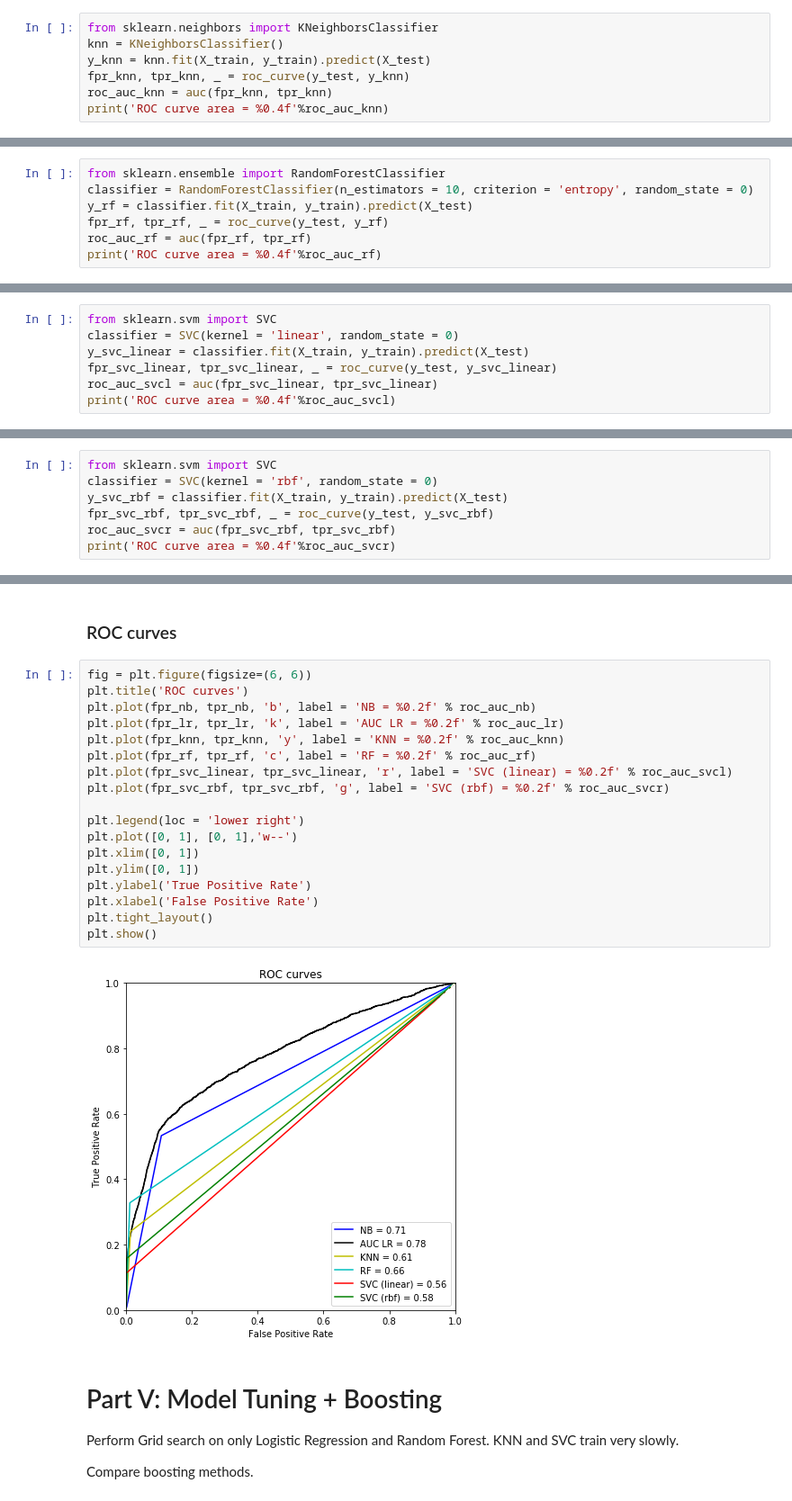
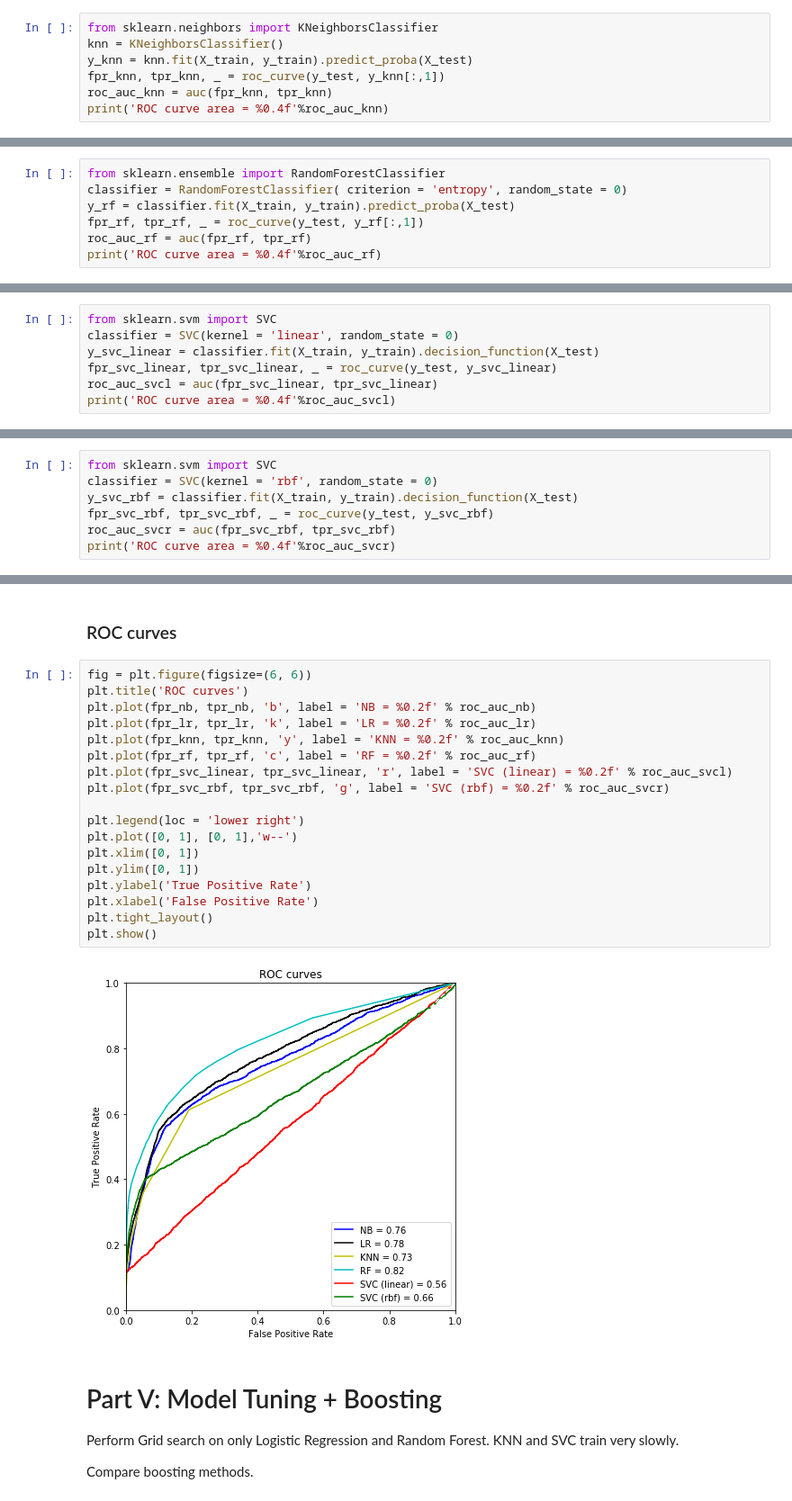
Before and after one commit to Dare-IL/coursera, a Jupyter notebook: UMich_applied_machine_learning/fine_payment_prediction/blight_prediction.ipynb, the cells around one changed output, grey strips where cells are left out. Shown at 90% size. Drawn from its saved outputs; the diff is of its cells as text.

```diff
--- a/UMich_applied_machine_learning/fine_payment_prediction/blight_prediction.ipynb
+++ b/UMich_applied_machine_learning/fine_payment_prediction/blight_prediction.ipynb
@@ -1216,8 +1263,8 @@ ROC curve area = 0.7775
 # %%
 from sklearn.neighbors import KNeighborsClassifier
 knn = KNeighborsClassifier()
-y_knn = knn.fit(X_train, y_train).predict(X_test)
-fpr_knn, tpr_knn, _ = roc_curve(y_test, y_knn)
+y_knn = knn.fit(X_train, y_train).predict_proba(X_test)
+fpr_knn, tpr_knn, _ = roc_curve(y_test, y_knn[:,1])
 roc_auc_knn = auc(fpr_knn, tpr_knn)
 print('ROC curve area = %0.4f'%roc_auc_knn)
 # %% [output]
@@ -1226,9 +1273,9 @@ ROC curve area = 0.6134
 <h3>Random Forest</h3>
 # %%
 from sklearn.ensemble import RandomForestClassifier
-classifier = RandomForestClassifier(n_estimators = 10, criterion = 'entropy', random_state = 0)
-y_rf = classifier.fit(X_train, y_train).predict(X_test)
-fpr_rf, tpr_rf, _ = roc_curve(y_test, y_rf)
+classifier = RandomForestClassifier( criterion = 'entropy', random_state = 0)
+y_rf = classifier.fit(X_train, y_train).predict_proba(X_test)
+fpr_rf, tpr_rf, _ = roc_curve(y_test, y_rf[:,1])
 roc_auc_rf = auc(fpr_rf, tpr_rf)
 print('ROC curve area = %0.4f'%roc_auc_rf)
 # %% [output]
@@ -1238,7 +1285,7 @@ ROC curve area = 0.6583
 # %%
 from sklearn.svm import SVC
 classifier = SVC(kernel = 'linear', random_state = 0)
-y_svc_linear = classifier.fit(X_train, y_train).predict(X_test)
+y_svc_linear = classifier.fit(X_train, y_train).decision_function(X_test)
 fpr_svc_linear, tpr_svc_linear, _ = roc_curve(y_test, y_svc_linear)
 roc_auc_svcl = auc(fpr_svc_linear, tpr_svc_linear)
 print('ROC curve area = %0.4f'%roc_auc_svcl)
@@ -1249,7 +1296,7 @@ ROC curve area = 0.5561
 # %%
 from sklearn.svm import SVC
 classifier = SVC(kernel = 'rbf', random_state = 0)
-y_svc_rbf = classifier.fit(X_train, y_train).predict(X_test)
+y_svc_rbf = classifier.fit(X_train, y_train).decision_function(X_test)
 fpr_svc_rbf, tpr_svc_rbf, _ = roc_curve(y_test, y_svc_rbf)
 roc_auc_svcr = auc(fpr_svc_rbf, tpr_svc_rbf)
 print('ROC curve area = %0.4f'%roc_auc_svcr)
@@ -1260,23 +1307,23 @@ ROC curve area = 0.5780
 # %%
 fig = plt.figure(figsize=(6, 6))
 plt.title('ROC curves')
 plt.plot(fpr_nb, tpr_nb, 'b', label = 'NB = %0.2f' % roc_auc_nb)
-plt.plot(fpr_lr, tpr_lr, 'k', label = 'AUC LR = %0.2f' % roc_auc_lr)
+plt.plot(fpr_lr, tpr_lr, 'k', label = 'LR = %0.2f' % roc_auc_lr)
 plt.plot(fpr_knn, tpr_knn, 'y', label = 'KNN = %0.2f' % roc_auc_knn)
 plt.plot(fpr_rf, tpr_rf, 'c', label = 'RF = %0.2f' % roc_auc_rf)
 plt.plot(fpr_svc_linear, tpr_svc_linear, 'r', label = 'SVC (linear) = %0.2f' % roc_auc_svcl)
 plt.plot(fpr_svc_rbf, tpr_svc_rbf, 'g', label = 'SVC (rbf) = %0.2f' % roc_auc_svcr)
 
 plt.legend(loc = 'lower right')
 plt.plot([0, 1], [0, 1],'w--')
 plt.xlim([0, 1])
 plt.ylim([0, 1])
 plt.ylabel('True Positive Rate')
 plt.xlabel('False Positive Rate')
 plt.tight_layout()
 plt.show()
 # %% [output]
-[figure, old version]
+[figure, new version]
 # %% [markdown]
 <h1>Part V: Model Tuning + Boosting</h1>
 <p>Perform Grid search on only Logistic Regression and Random Forest. KNN and SVC train very slowly.</p>
```
Also changed, not shown: parts of 23 cells of this notebook.
